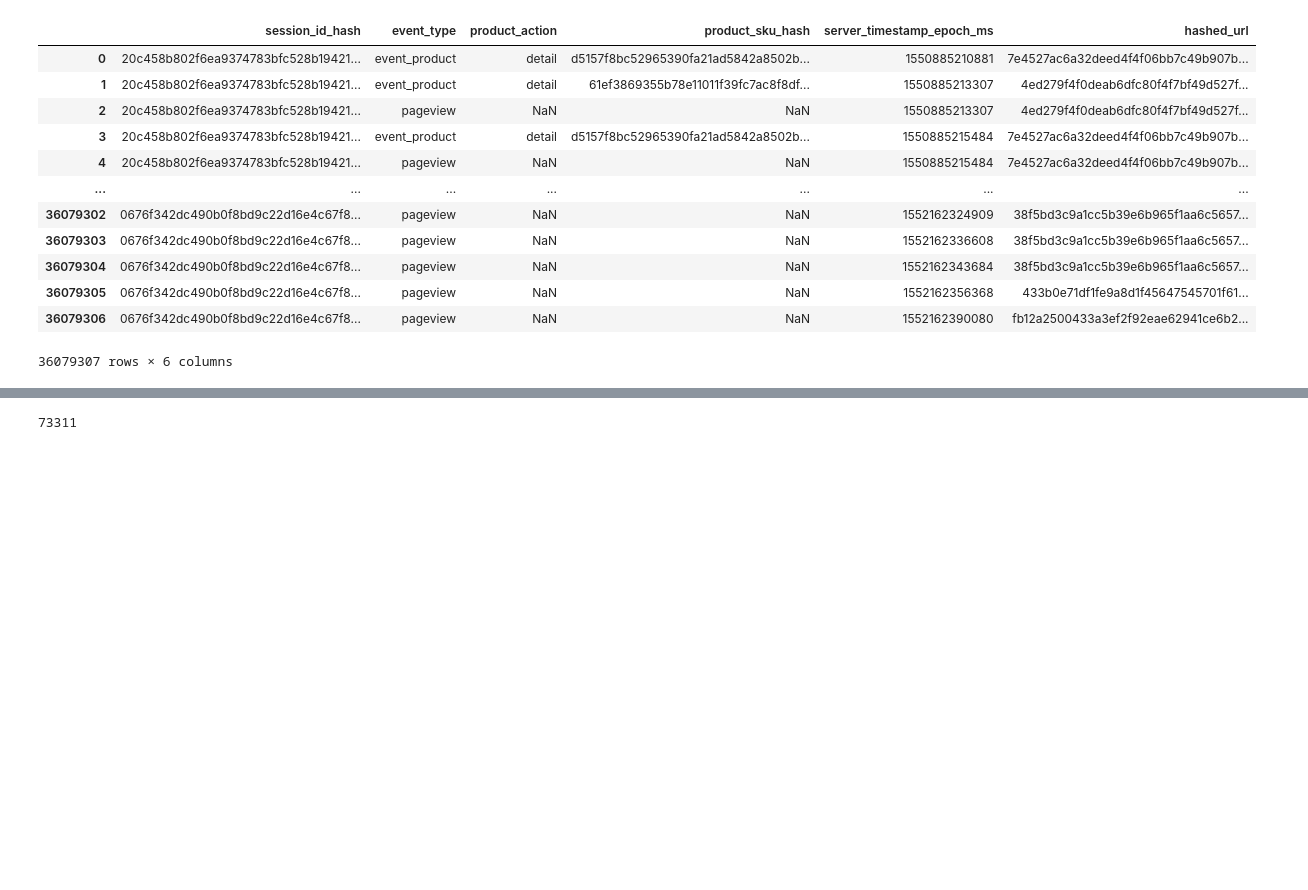
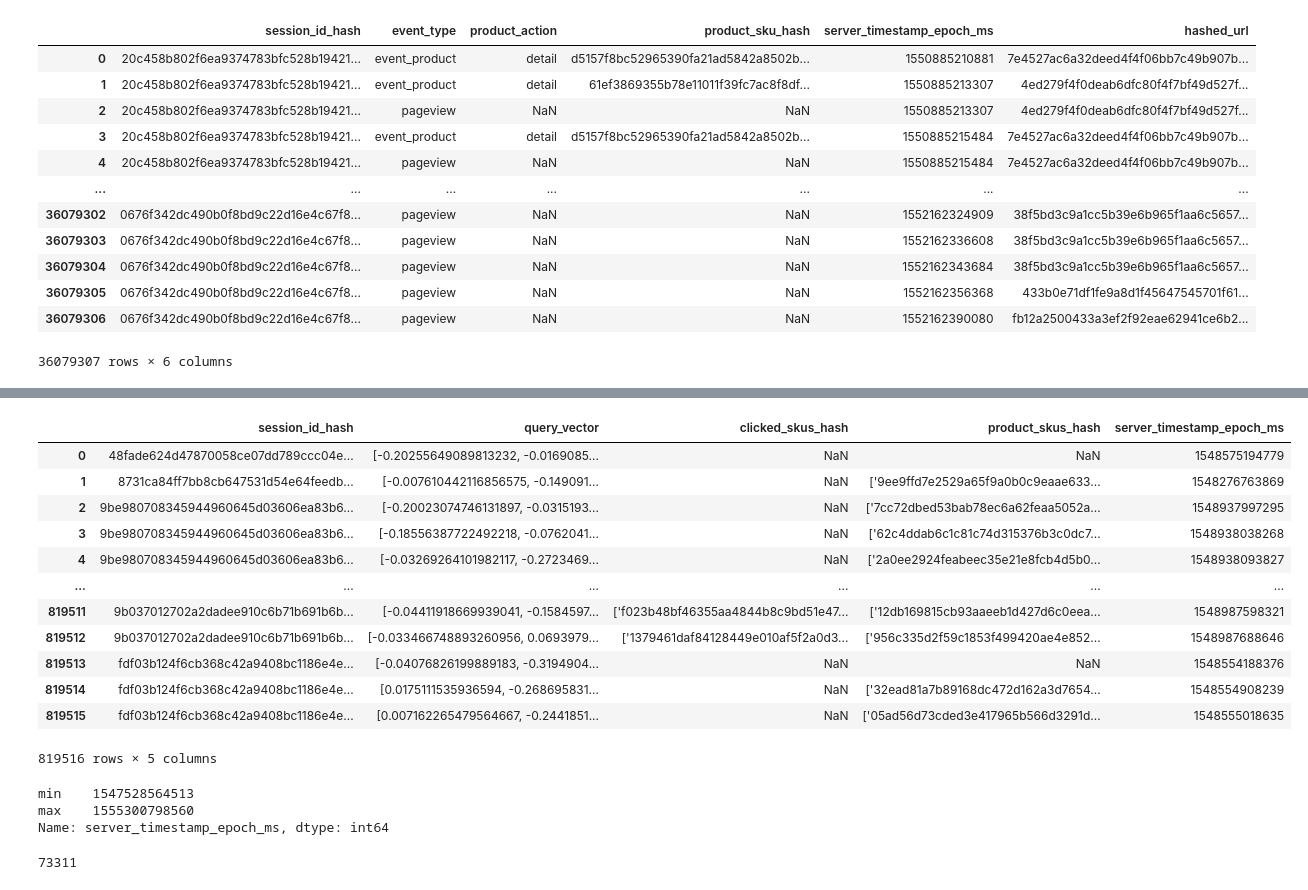
Before and after one commit to boisalai/boisalai, a Jupyter notebook: projet-coveo.ipynb, the cells around one changed output, grey strips where cells are left out. Saved outputs shown, nothing was run; the diff lists cells and outputs as text; code cells hidden in the pictures; blank space fills up the shorter version.

```diff
--- a/projet-coveo.ipynb
+++ b/projet-coveo.ipynb
@@ -161 +235,24 @@ len(train_search_df)
+# %%
+train_search_df
+# %% [output]
+|  | session_id_hash | query_vector | clicked_skus_hash | product_skus_hash | server_timestamp_epoch_ms |
+| 0 | 48fade624d47870058ce07dd789ccc04e... | [-0.20255649089813232, -0.0169085... | NaN | NaN | 1548575194779 |
+| 1 | 8731ca84ff7bb8cb647531d54e64feedb... | [-0.007610442116856575, -0.149091... | NaN | ['9ee9ffd7e2529a65f9a0b0c9eaae633... | 1548276763869 |
+| 2 | 9be980708345944960645d03606ea83b6... | [-0.20023074746131897, -0.0315193... | NaN | ['7cc72dbed53bab78ec6a62feaa5052a... | 1548937997295 |
+| 3 | 9be980708345944960645d03606ea83b6... | [-0.18556387722492218, -0.0762041... | NaN | ['62c4ddab6c1c81c74d315376b3c0dc7... | 1548938038268 |
+| 4 | 9be980708345944960645d03606ea83b6... | [-0.03269264101982117, -0.2723469... | NaN | ['2a0ee2924feabeec35e21e8fcb4d5b0... | 1548938093827 |
+| ... | ... | ... | ... | ... | ... |
+| 819511 | 9b037012702a2dadee910c6b71b691b6b... | [-0.04411918669939041, -0.1584597... | ['f023b48bf46355aa4844b8c9bd51e47... | ['12db169815cb93aaeeb1d427d6c0eea... | 1548987598321 |
+| 819512 | 9b037012702a2dadee910c6b71b691b6b... | [-0.033466748893260956, 0.0693979... | ['1379461daf84128449e010af5f2a0d3... | ['956c335d2f59c1853f499420ae4e852... | 1548987688646 |
+| 819513 | fdf03b124f6cb368c42a9408bc1186e4e... | [-0.04076826199889183, -0.3194904... | NaN | NaN | 1548554188376 |
+| 819514 | fdf03b124f6cb368c42a9408bc1186e4e... | [0.0175111535936594, -0.268695831... | NaN | ['32ead81a7b89168dc472d162a3d7654... | 1548554908239 |
+| 819515 | fdf03b124f6cb368c42a9408bc1186e4e... | [0.007162265479564667, -0.2441851... | NaN | ['05ad56d73cded3e417965b566d3291d... | 1548555018635 |
+819516 rows × 5 columns
+# %%
+# Timestamp minimum et maximum.
+train_browsing_df['server_timestamp_epoch_ms'].agg(['min', 'max'])
+# %% [output]
+min    1547528564513
+max    1555300798560
+Name: server_timestamp_epoch_ms, dtype: int64
 # %%
```
Also changed, not shown: parts of 40 cells of this notebook, 1 other file.
